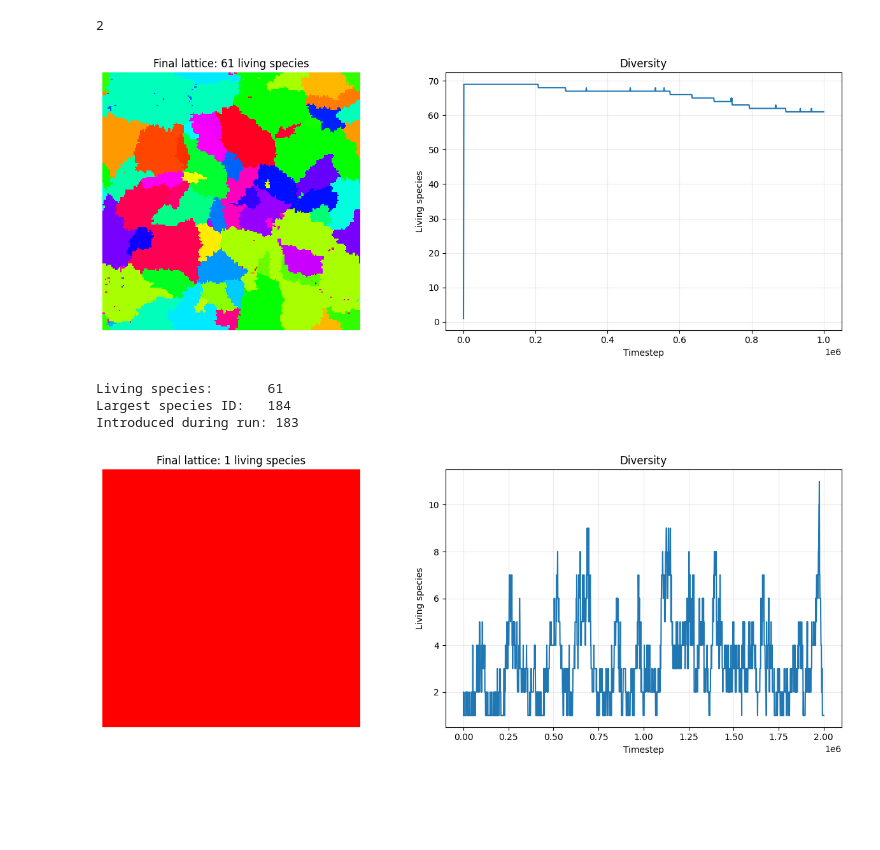
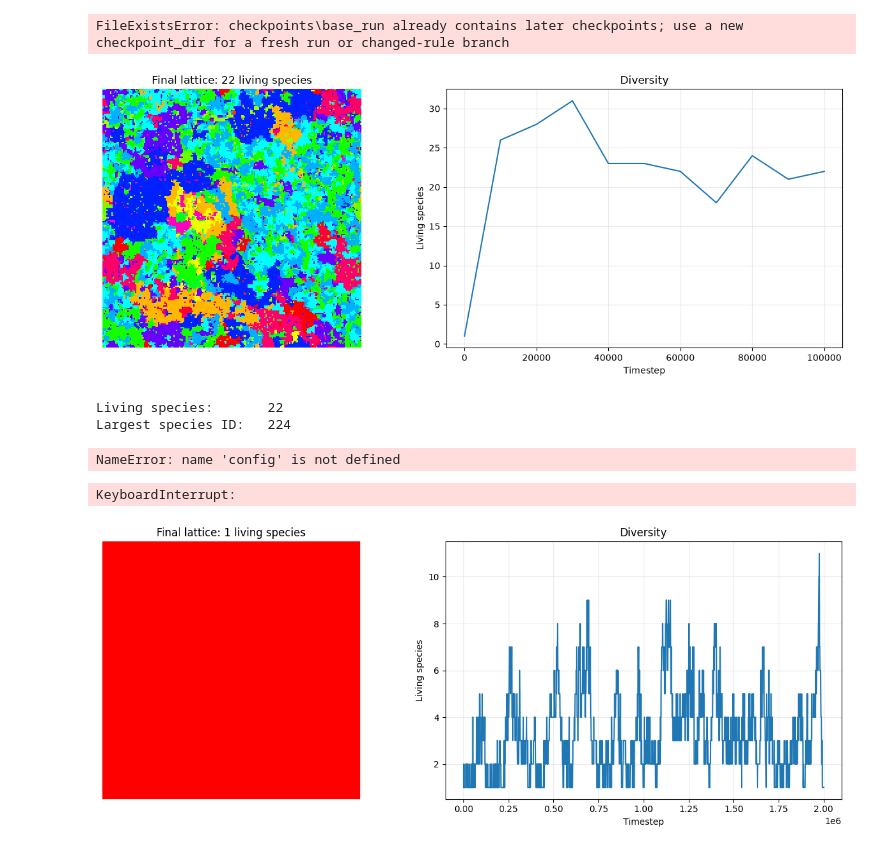
Before and after one commit to slyluc/MasterProject, a Jupyter notebook: sim_notebook.ipynb, the cells around one changed output. Drawn from its saved outputs; the diff is of its cells as text; code cells hidden in the pictures; blank space fills up the shorter version.

```diff
--- a/sim_notebook.ipynb
+++ b/sim_notebook.ipynb
@@ -1,6 +1,2 @@
-# %%
-print(2)
-# %% [output]
-2
 # %%
 import sim_modules as MS
@@ -14,66 +9,34 @@ config = MS.SimulationConfig(
     D=1,
     gamma=0.1,
     alpha=0.01,
-    T=10_000_000,
+    T=100_000,
     track_every=10000,
     seed=235235,
     progress=True,
     p=0.6,
     populate_first_100 = True,
+    checkpoint_dir="checkpoints/base_run"
 )
 # %%
 reload(MS)
 results = config.run_main()
+# %% [output]
+FileExistsError: checkpoints\base_run already contains later checkpoints; use a new checkpoint_dir for a fresh run or changed-rule branch
 # %%
-import numpy as np
-from matplotlib.colors import BoundaryNorm, ListedColormap
-
-def show_results(results):
-    lattice = results["lattice"]
-    species_ids = np.unique(lattice[lattice > 0])
-    number_of_species = species_ids.size
-
-    # Compact historical IDs so every currently living species gets a color.
-    display_lattice = np.ones(lattice.shape, dtype=np.int32)  # Empty = 1
-    display_lattice[lattice == -1] = 0                       # Blocked = 0
-    occupied = lattice > 0
-    display_lattice[occupied] = (
-        np.searchsorted(species_ids, lattice[occupied]) + 2
-    )
-
-    hues = (np.arange(max(number_of_species, 1)) * 0.61803398875) % 1
-    species_colors = plt.colormaps["hsv"](hues)
-    colors = np.vstack(([0, 0, 0, 1], [0.92, 0.92, 0.92, 1], species_colors))
-    colors = colors[:number_of_species + 2]
-    cmap = ListedColormap(colors)
-    norm = BoundaryNorm(np.arange(number_of_species + 3) - 0.5, cmap.N)
-
-    fig, (ax_lattice, ax_diversity) = plt.subplots(1, 2, figsize=(13, 5))
-    ax_lattice.imshow(
-        display_lattice, cmap=cmap, norm=norm, interpolation="nearest"
-    )
-    ax_lattice.set_title(f"Final lattice: {number_of_species:,} living species")
-    ax_lattice.set_axis_off()
-
-    ax_diversity.plot(
-        results["tracked_timesteps"], results["diversity_history"], lw=1.5
-    )
-    ax_diversity.set(xlabel="Timestep", ylabel="Living species", title="Diversity")
-    ax_diversity.grid(alpha=0.25)
-    plt.tight_layout()
-    plt.show()
-
-    print(f"Living species:       {results['diversity']:,}")
-    print(f"Largest species ID:   {results['newest_species']:,}")
-    print(f"Introduced during run: {results['newest_species'] - config.D:,}")
-
-show_results(results)
+reload(MS)
+MS.show_results(results)
 # %% [output]
-[figure, old version]
+[figure, new version]
-Living species:       61
-Largest species ID:   184
-Introduced during run: 183
+Living species:       22
+Largest species ID:   224
+NameError: name 'config' is not defined
 # %%
-reload(MS)
-config.gamma = 0.1
-results_low_div = config.run_main()
+state = MS.load_checkpoint("checkpoints/base_run")
+
+config.gamma = 0.2
+config.T = 1_000_000          # Additional time units
+config.checkpoint_dir = "checkpoints/gamma_02_branch"
+
+changed_results = config.run_main(initial_state=state)
+# %% [output]
+KeyboardInterrupt:
```
Also changed, not shown: parts of 3 cells of this notebook.
